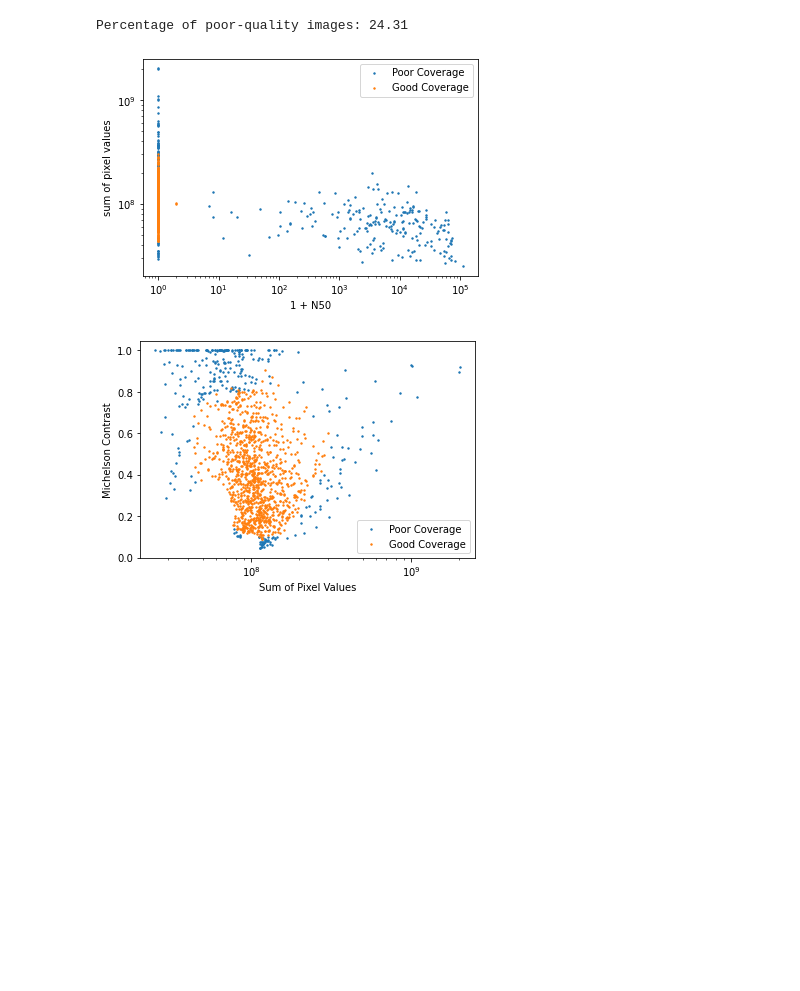
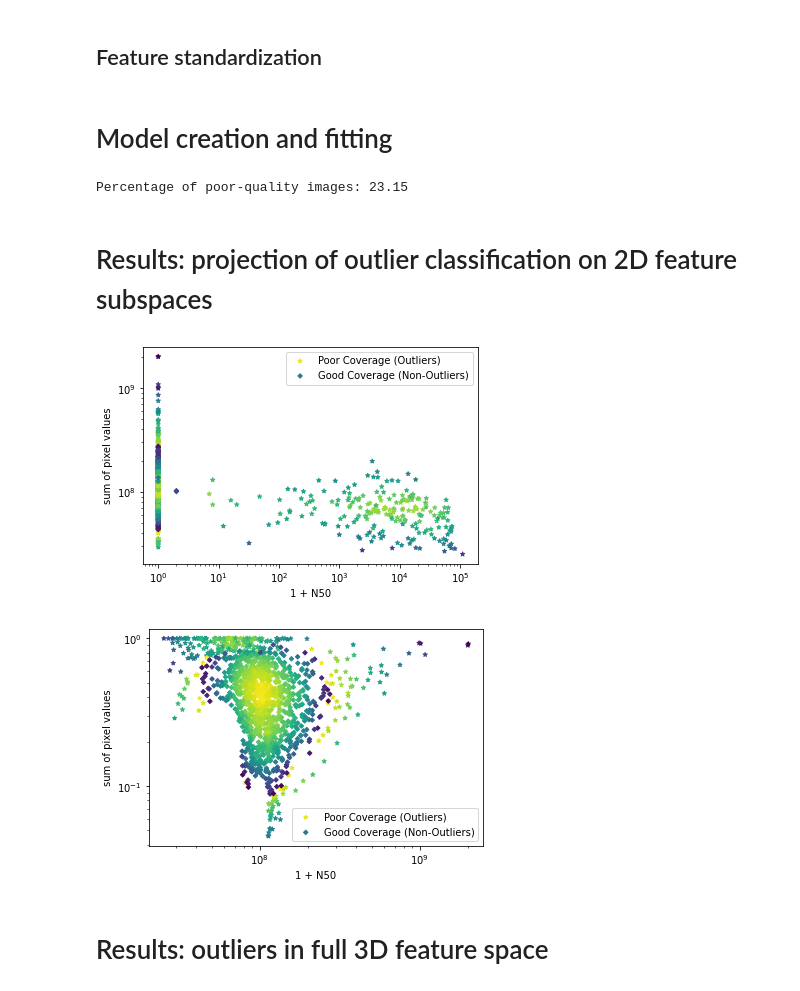
Before and after one commit to zhutchens1/rass-quality-determination, a Jupyter notebook: IsolationForest.ipynb, the cells around one changed output. Cells and saved outputs as stored; diff of their text form; code cells hidden in the pictures; blank space fills up the shorter version.

Commit message:
remaking plots

```diff
--- a/IsolationForest.ipynb
+++ b/IsolationForest.ipynb
@@ -3,25 +3,34 @@ import matplotlib.pyplot as plt
 import numpy as np
 import pandas as pd
 from sklearn.ensemble import IsolationForest
+# %% [markdown]
+## Feature standardization
 # %%
 features = pd.read_csv('features.csv')
 features.loc[:,'contrast_fit']=np.log10(features.contrast/np.median(features.contrast))
 features.loc[:,'N50_fit'] = np.log10(1+features['N50'])
 features.loc[:,'sum_fit']=np.log10(features['sum']/np.median(features['sum']))
+# %% [markdown]
+# Model creation and fitting
 # %%
 model = IsolationForest()
 labels=model.fit_predict(features[['N50_fit','contrast_fit','sum_fit']])
 features['poor_quality_flag']=labels
+features['score']=model.score_samples(features[['N50_fit','contrast_fit','sum_fit']])
 
 print("Percentage of poor-quality images: {:0.2f}".format(100*np.sum((labels<0))/len(labels)))
 # %% [output]
-Percentage of poor-quality images: 24.31
+Percentage of poor-quality images: 23.15
+# %% [markdown]
+# Results: projection of outlier classification on 2D feature subspaces
 # %%
 plt.figure()
 sel = (features['poor_quality_flag']==-1.)
-plt.scatter(features.N50[sel]+1,features['sum'][sel],s=2,label='Poor Coverage')
+plt.scatter(features.N50[sel]+1,features['sum'][sel],c=features['score'][sel],\
+            marker='*',s=20,label='Poor Coverage (Outliers)')
 sel = (features['poor_quality_flag']==1.)
-plt.scatter(features.N50[sel]+1,features['sum'][sel],s=2,label='Good Coverage')
+plt.scatter(features.N50[sel]+1,features['sum'][sel],c=features['score'][sel],\
+            marker='D',s=10,label='Good Coverage (Non-Outliers)')
 plt.xlabel("1 + N50")
 plt.ylabel("sum of pixel values")
 plt.yscale('log')
@@ -29,18 +38,23 @@ plt.xscale('log')
 plt.legend(loc='best')
 plt.show()
 # %% [output]
-[figure, old version]
+[figure, new version]
 # %%
 plt.figure()
 sel = (features['poor_quality_flag']==-1.)
-plt.scatter(features['sum'][sel],features.contrast[sel],s=2,label='Poor Coverage')
-sel = (features['poor_quality_flag']==1)
-plt.scatter(features['sum'][sel],features.contrast[sel],s=2,label='Good Coverage')
-plt.xlabel("Sum of Pixel Values")
-plt.ylabel("Michelson Contrast")
+plt.scatter(features['sum'][sel],features['contrast'][sel],c=features['score'][sel],\
+            marker='*',s=20,label='Poor Coverage (Outliers)')
+sel = (features['poor_quality_flag']==1.)
+plt.scatter(features['sum'][sel],features['contrast'][sel],c=features['score'][sel],\
+            marker='D',s=10,label='Good Coverage (Non-Outliers)')
+plt.xlabel("1 + N50")
+plt.ylabel("sum of pixel values")
+plt.yscale('log')
 plt.xscale('log')
 plt.legend(loc='best')
 plt.show()
 # %% [output]
-[figure, old version]
+[figure, new version]
+# %% [markdown]
+# Results: outliers in full 3D feature space
 # %%
```
Also changed, not shown: parts of 6 cells of this notebook.
